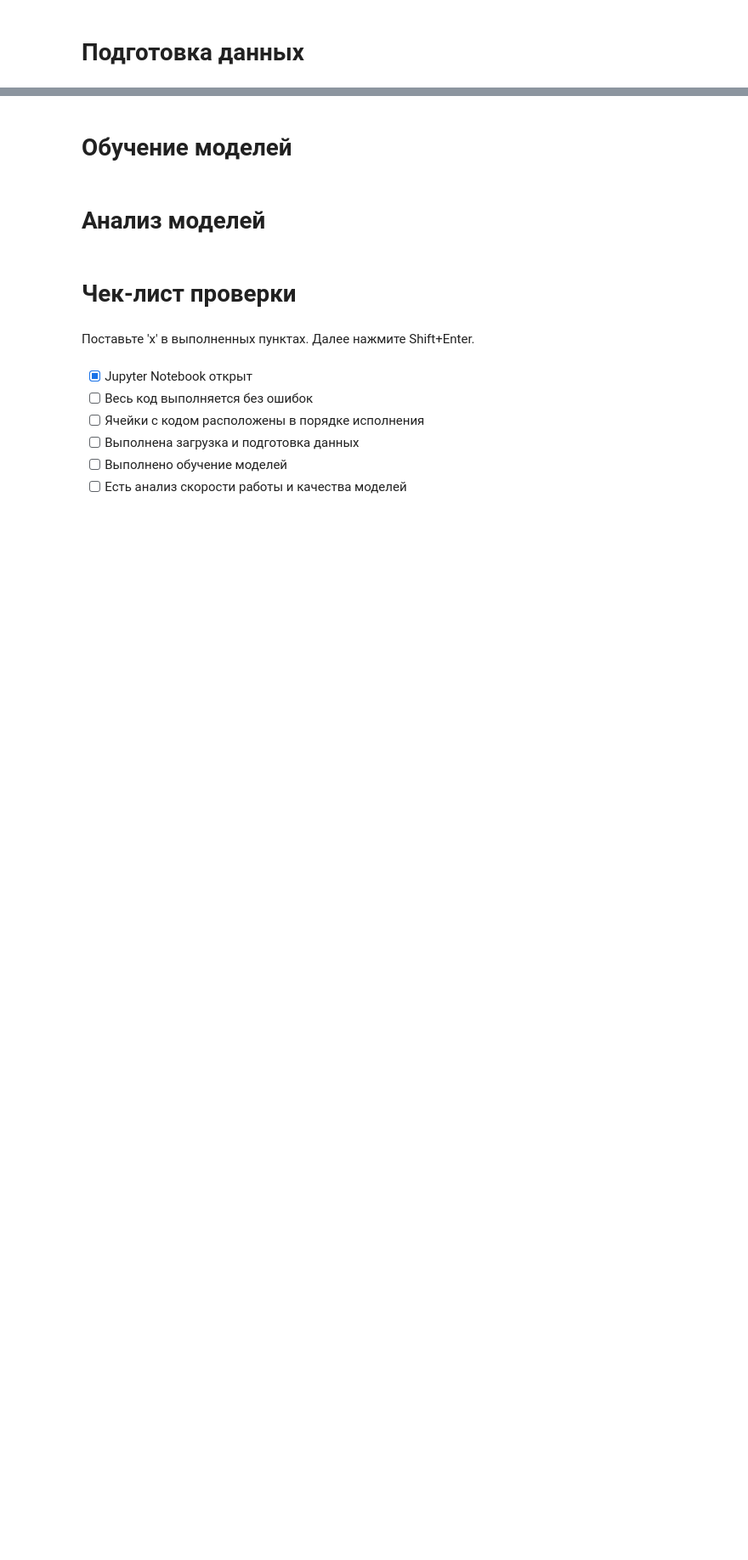
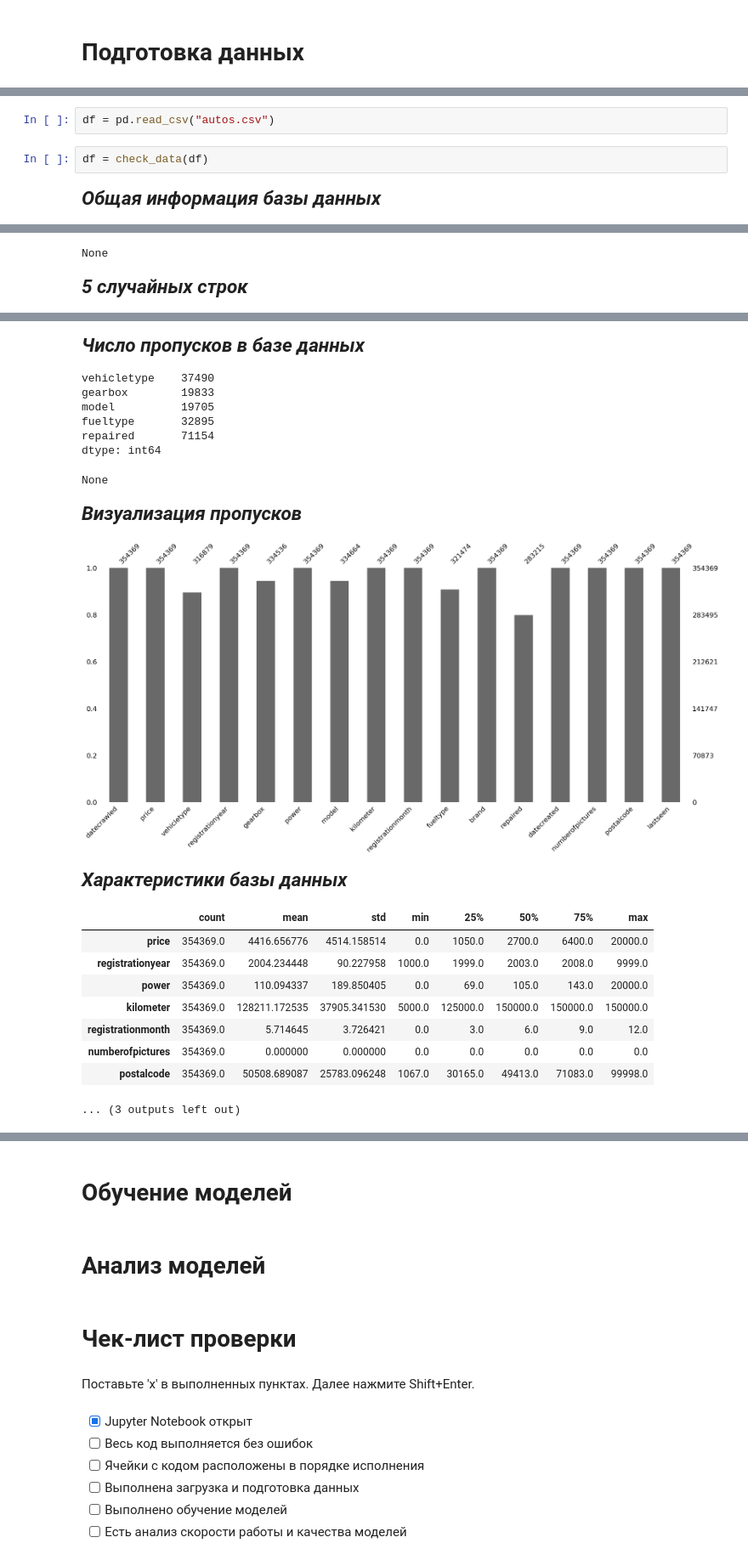
Before and after one commit to Ankudar/yandex_practicum_ds, a Jupyter notebook: 10) Chislennie_metodi/15d5adf9-246c-4b56-a6a8-43d94bd8231e.ipynb, the cells around one changed output, grey strips where cells are left out. Shown at 85% size. Drawn from its saved outputs; the diff is of its cells as text; blank space fills up the shorter version.

Commit message:
feat: провели анализ и предобработку данных

```diff
--- a/10) Chislennie_metodi/15d5adf9-246c-4b56-a6a8-43d94bd8231e.ipynb
+++ b/10) Chislennie_metodi/15d5adf9-246c-4b56-a6a8-43d94bd8231e.ipynb
@@ -14,0 +246,6 @@
+# %%
+df = pd.read_csv("autos.csv")
+# %%
+df = check_data(df)
+# %% [output]
+Общая информация базы данных
@@ -14,0 +269,2 @@
+None
+5 случайных строк
@@ -14,0 +277,20 @@
+Число пропусков в базе данных
+vehicletype    37490
+gearbox        19833
+model          19705
+fueltype       32895
+repaired       71154
+dtype: int64
+None
+Визуализация пропусков
+[figure, added]
+Характеристики базы данных
+|  | count | mean | std | min | 25% | 50% | 75% | max |
+| price | 354369.0 | 4416.656776 | 4514.158514 | 0.0 | 1050.0 | 2700.0 | 6400.0 | 20000.0 |
+| registrationyear | 354369.0 | 2004.234448 | 90.227958 | 1000.0 | 1999.0 | 2003.0 | 2008.0 | 9999.0 |
+| power | 354369.0 | 110.094337 | 189.850405 | 0.0 | 69.0 | 105.0 | 143.0 | 20000.0 |
+| kilometer | 354369.0 | 128211.172535 | 37905.341530 | 5000.0 | 125000.0 | 150000.0 | 150000.0 | 150000.0 |
+| registrationmonth | 354369.0 | 5.714645 | 3.726421 | 0.0 | 3.0 | 6.0 | 9.0 | 12.0 |
+| numberofpictures | 354369.0 | 0.000000 | 0.000000 | 0.0 | 0.0 | 0.0 | 0.0 | 0.0 |
+| postalcode | 354369.0 | 50508.689087 | 25783.096248 | 1067.0 | 30165.0 | 49413.0 | 71083.0 | 99998.0 |
+... (3 outputs left out)
```
Also changed, not shown: parts of 34 cells of this notebook, 1 other file.
